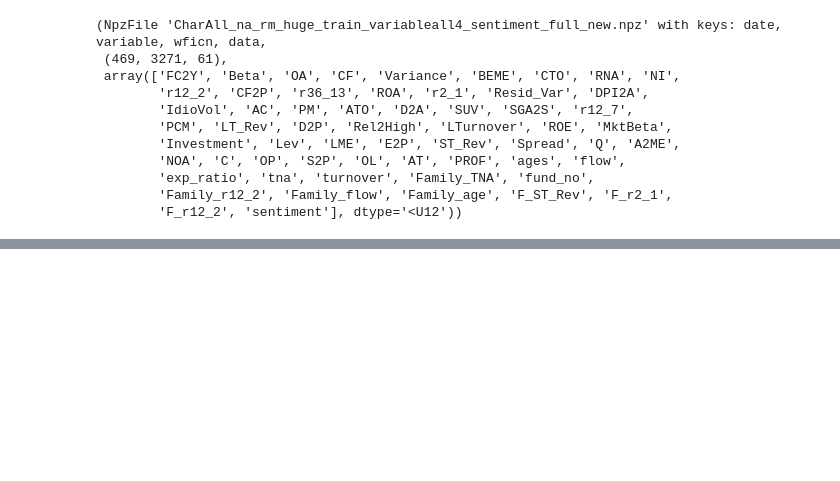
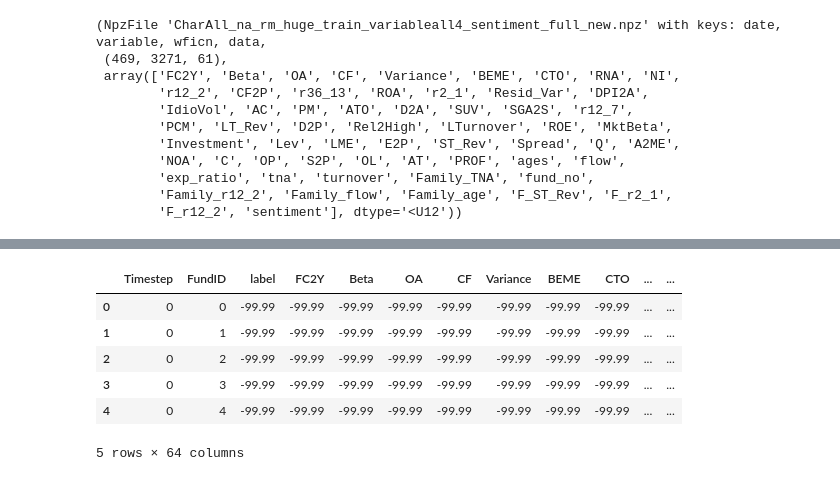
Before and after one commit to AlvisYan2025/MutualFundProtfolilSelection, a Jupyter notebook: mutualfundMLnew.ipynb, the cells around one changed output, grey strips where cells are left out. Saved outputs shown, nothing was run; the diff lists cells and outputs as text; code cells hidden in the pictures; blank space fills up the shorter version.

```diff
--- a/mutualfundMLnew.ipynb
+++ b/mutualfundMLnew.ipynb
@@ -644,0 +711,13 @@ plot_returns(df_monthly_return, method='sum', pred_weight=True)
+# %%
+new_df = convert_to_df(data['data'])
+new_df = add_invalid_label_mask(new_df)
+np.savetxt('aser.txt',data['data'][5, 230,:])
+new_df.head()
+# %% [output]
+|  | Timestep | FundID | label | FC2Y | Beta | OA | CF | Variance | BEME | CTO | ... | ... |
+| 0 | 0 | 0 | -99.99 | -99.99 | -99.99 | -99.99 | -99.99 | -99.99 | -99.99 | -99.99 | ... | ... |
+| 1 | 0 | 1 | -99.99 | -99.99 | -99.99 | -99.99 | -99.99 | -99.99 | -99.99 | -99.99 | ... | ... |
+| 2 | 0 | 2 | -99.99 | -99.99 | -99.99 | -99.99 | -99.99 | -99.99 | -99.99 | -99.99 | ... | ... |
+| 3 | 0 | 3 | -99.99 | -99.99 | -99.99 | -99.99 | -99.99 | -99.99 | -99.99 | -99.99 | ... | ... |
+| 4 | 0 | 4 | -99.99 | -99.99 | -99.99 | -99.99 | -99.99 | -99.99 | -99.99 | -99.99 | ... | ... |
+5 rows × 64 columns
```
Also changed, not shown: parts of 13 cells of this notebook.
